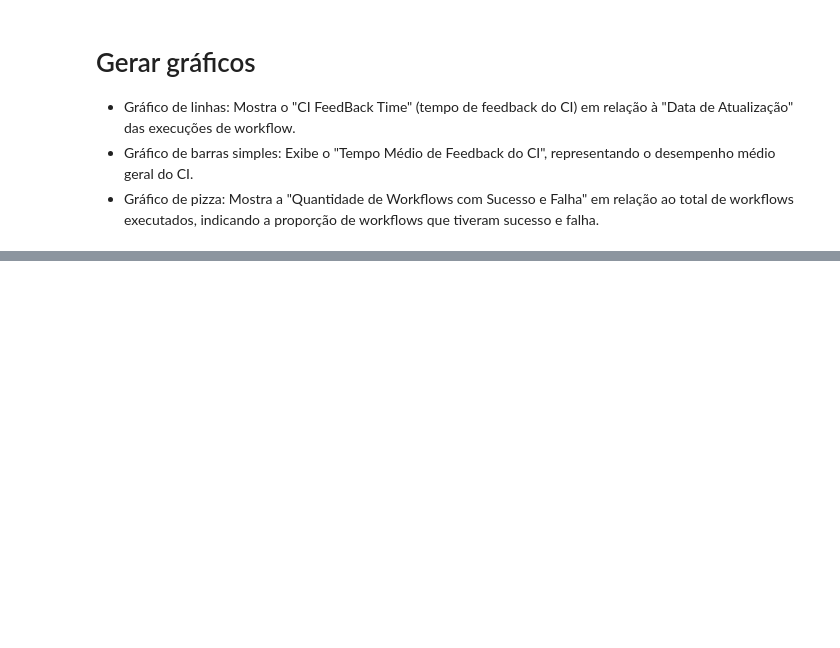
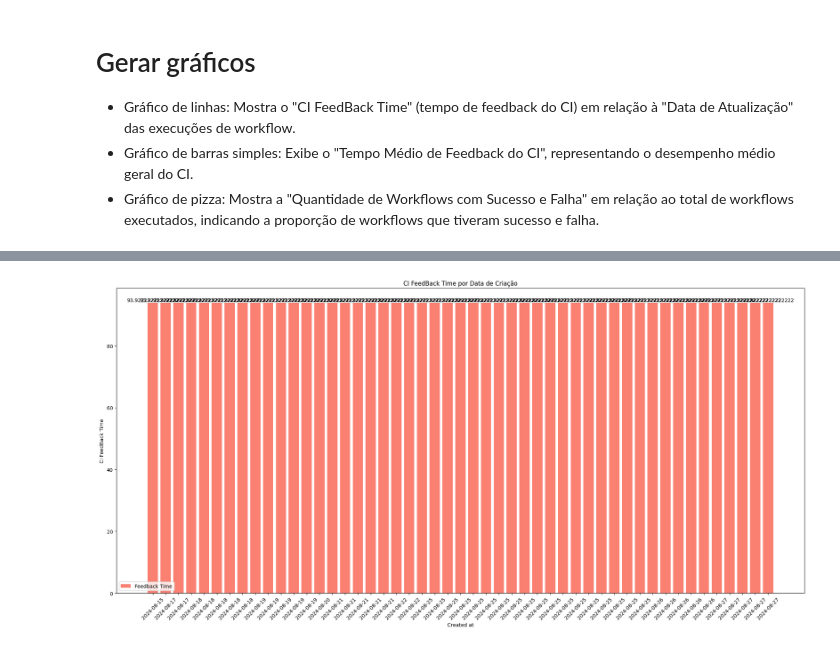
Before and after one commit to fga-eps-mds/2024.1-CALCULUS-DOC, a Jupyter notebook: Analytics/github.ipynb, the cells around one changed output, grey strips where cells are left out. Drawn from its saved outputs; the diff is of its cells as text; code cells hidden in the pictures; blank space fills up the shorter version.

```diff
--- a/Analytics/github.ipynb
+++ b/Analytics/github.ipynb
@@ -220,28 +243,30 @@ plt.show()
 # %%
 plt.figure(figsize=(20, 10))
-bars =  plt.bar(range(len(dates)), dates['Ci Feedback Time'], color='salmon', label='Feedback Time')
+bars =  plt.bar(range(len(dates)), dates['CI Feedback Time'], color='salmon', label='Feedback Time')
 plt.xlabel("Created at")
 plt.ylabel("CI FeedBack Time")
 plt.title("CI FeedBack Time por Data de Criação")
 plt.xticks(range(len(dates)), dates['Created at'].dt.strftime('%Y-%m-%d'), rotation=45)  # Exibe as datas formatadas no eixo X
 plt.legend()
 # Adiciona as labels em cada barra
 for bar in bars:
     height = bar.get_height()
     plt.text(bar.get_x() + bar.get_width() / 2, height, str(height), ha='center', va='bottom')
 
 plt.tight_layout()  # Ajusta a disposição dos elementos para evitar sobreposições
 plt.show()
 
 # # Gerar gráfico com o tempo médio do CI
 # plt.figure(figsize=(20, 10))
 # plt.bar(["CI"], [ci_feedback_time], color='salmon')
 # plt.xlabel("CI")
 # plt.ylabel("Tempo Médio de Feedback")
 # plt.title("Tempo Médio de Feedback do CI")
 # plt.text(0, ci_feedback_time, f'{round(ci_feedback_time, 2)} segundos', ha='center', va='bottom', fontweight='bold')
 # plt.tight_layout()
 # plt.show()
+# %% [output]
+[figure, added]
 # %%
 # Gerar gráfico com a quantidade de workflows com sucesso e falha
 labels = ["Success", "Failure"]
```
Also changed, not shown: parts of 9 cells of this notebook.
